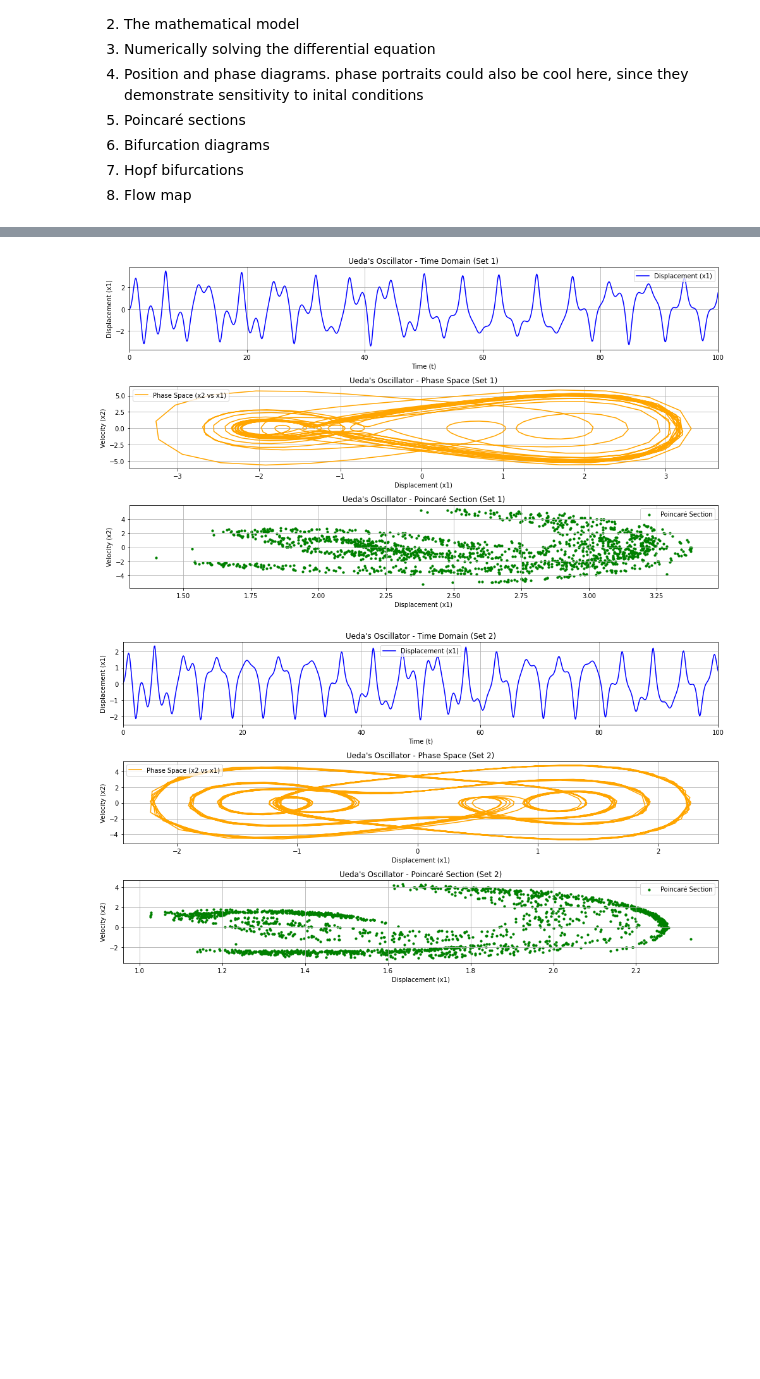
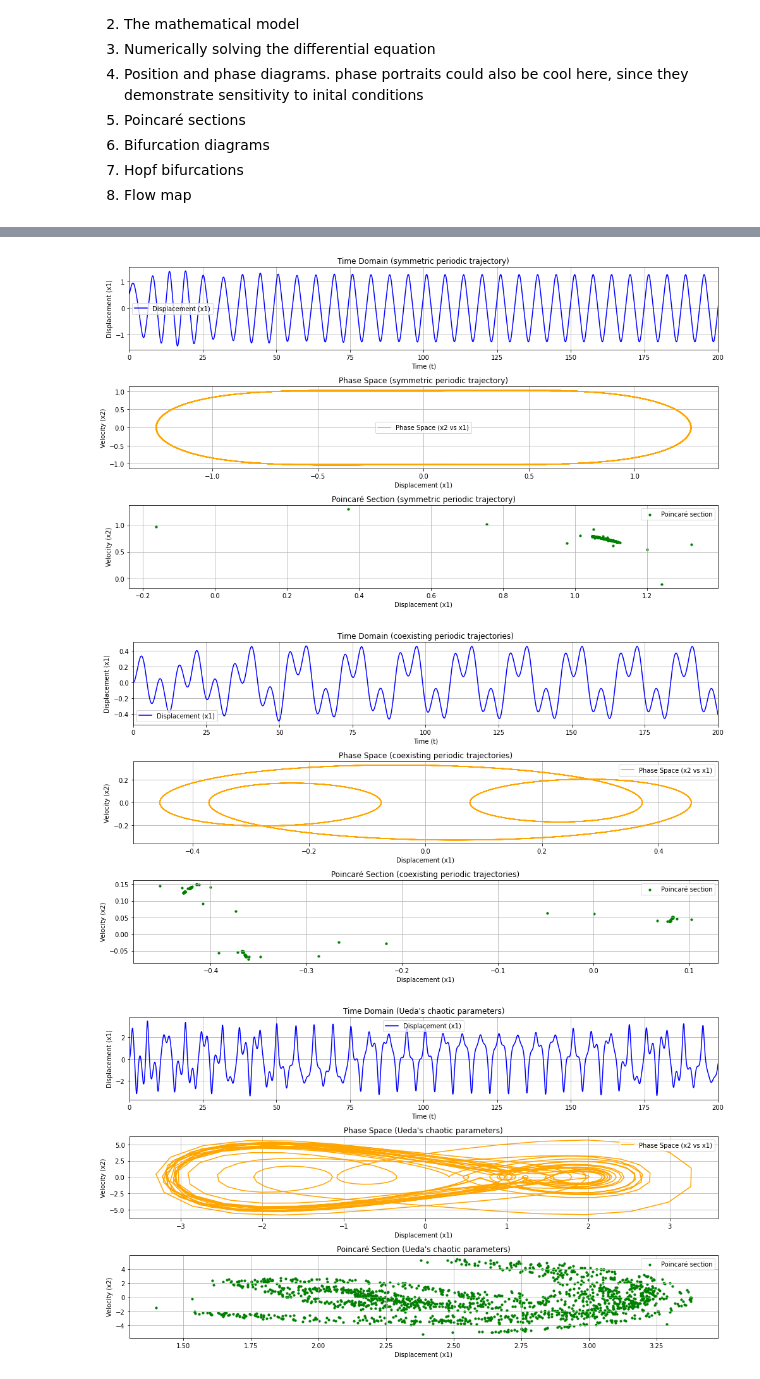
Before and after one commit to dowlaf/Dow-PHYS250-Project, a Jupyter notebook: interactive_notebook.ipynb, the cells around one changed output, grey strips where cells are left out. Saved outputs shown, nothing was run; the diff lists cells and outputs as text; code cells hidden in the pictures; blank space fills up the shorter version.

Commit message:
some progress, mostly playing with parameters

```diff
--- a/interactive_notebook.ipynb
+++ b/interactive_notebook.ipynb
@@ -81,49 +83,68 @@ def solve_ueda(y0, t_start, t_end, max_step=0.1, delta=0.05, gamma=7.5, omega=1,
     return t_values, x1_values, x2_values, poincare_x1, poincare_x2
 # %%
 #this block defines a function which plots the results of the above simulation
-#i.e. it plots position, phase, and poincaré map plots
+#i.e. it plots position, phase, and poincaré section plots
 def plot_ueda(t_values, x1_values, x2_values, poincare_x1, poincare_x2, title_suffix=""):
     plt.figure(figsize=(14, 8))
 
     #displacement vs. time
     plt.subplot(3, 1, 1)
     plt.plot(t_values, x1_values, label="Displacement (x1)", color="blue")
-    plt.xlim(0, 100)
+    plt.xlim(0, 200)
     plt.xlabel("Time (t)")
     plt.ylabel("Displacement (x1)")
-    plt.title(f"Ueda's Oscillator - Time Domain {title_suffix}")
+    plt.title(f"Time Domain {title_suffix}")
     plt.grid()
     plt.legend()
 
-    #phase plot (velocity vs. displacement)
+    '''#this plots a phase plot with coloring for time. it shows the transients very well
     plt.subplot(3, 1, 2)
-    plt.plot(x1_values[8000:9000], x2_values[8000:9000], label="Phase Space (x2 vs x1)", color="orange")
+    scatter = plt.scatter(x1_values, x2_values, c=t_values, cmap='viridis', s=1)
+    plt.colorbar(scatter, label="Time (t)")
     plt.xlabel("Displacement (x1)")
     plt.ylabel("Velocity (x2)")
-    plt.title(f"Ueda's Oscillator - Phase Space {title_suffix}")
+    plt.title(f"Phase Space with Time Coloring {title_suffix}")
+    plt.grid()
+    #'''
+
+    #''' this plots
+    #phase plot (velocity vs. displacement) for last 1000 time. for big t_end will want to make this larger
+    plt.subplot(3, 1, 2)
+    plt.plot(x1_values[-1000:], x2_values[-1000:], label="Phase Space (x2 vs x1)", color="orange")
+    plt.xlabel("Displacement (x1)")
+    plt.ylabel("Velocity (x2)")
+    plt.title(f"Phase Space {title_suffix}")
     plt.grid()
     plt.legend()
+    #'''
 
-    #plot Poincaré map
+    #plot Poincaré section
     plt.subplot(3, 1, 3)
-    plt.scatter(poincare_x1, poincare_x2, color="green", s=10, label="Poincaré Section")
+    plt.scatter(poincare_x1, poincare_x2, color="green", s=10, label="Poincaré section")
     plt.xlabel("Displacement (x1)")
     plt.ylabel("Velocity (x2)")
-    plt.title(f"Ueda's Oscillator - Poincaré Section {title_suffix}")
+    plt.title(f"Poincaré Section {title_suffix}")
     plt.grid()
     plt.legend()
 
     plt.tight_layout()
     plt.show()
+    #eventually, use plt.savefig to export
 # %%
-params1 = {"y0": [0.0, 0.0], "t_start": 0.0, "t_end": 10000.0}
+params1 = {"y0": [0.5, 0.5], "t_start": 0.0, "t_end": 1000.0, "max_step":0.1, "delta": 0.08, "gamma": 0.2}
 t1, x1_1, x2_1, p_x1_1, p_x2_1 = solve_ueda(**params1)
-plot_ueda(t1, x1_1, x2_1, p_x1_1, p_x2_1, title_suffix="(Set 1)")
+plot_ueda(t1, x1_1, x2_1, p_x1_1, p_x2_1, title_suffix="(symmetric periodic trajectory)")
 
 
-params2 = {"y0": [0.1, 0.0], "t_start": 0.0, "t_end": 10000.0, "max_step":0.1, "delta": 0.1, "gamma": 7.0, "omega": 1.2, "alpha": 3}
+params2 = {"y0": [0, 0], "t_start": 0.0, "t_end": 1000.0, "max_step":0.1, "delta": 0.08, "gamma": 0.2}
 t2, x1_2, x2_2, p_x1_2, p_x2_2 = solve_ueda(**params2)
-plot_ueda(t2, x1_2, x2_2, p_x1_2, p_x2_2, title_suffix="(Set 2)")
+plot_ueda(t2, x1_2, x2_2, p_x1_2, p_x2_2, title_suffix="(coexisting periodic trajectories)")
+
+
+params3 = {"y0": [0.0, 0.0], "t_start": 0.0, "t_end": 10000.0, "max_step":0.1}
+t3, x1_3, x2_3, p_x1_3, p_x2_3 = solve_ueda(**params3)
+plot_ueda(t3, x1_3, x2_3, p_x1_3, p_x2_3, title_suffix="(Ueda's chaotic parameters)")
 # %% [output]
-[figure, old version]
+[figure, new version]
-[figure, old version]
+[figure, new version]
+[figure, added]
```
Also changed, not shown: parts of 3 cells of this notebook.
